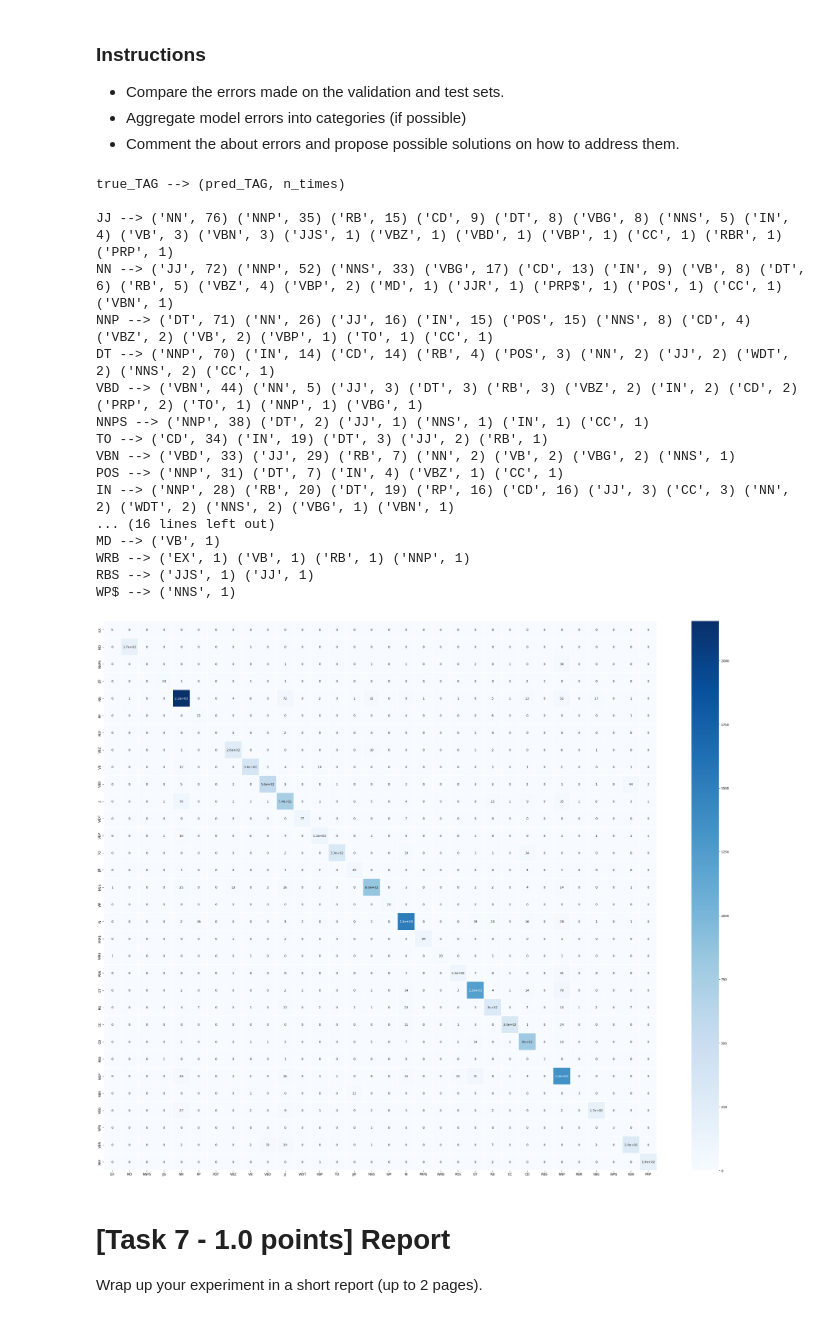
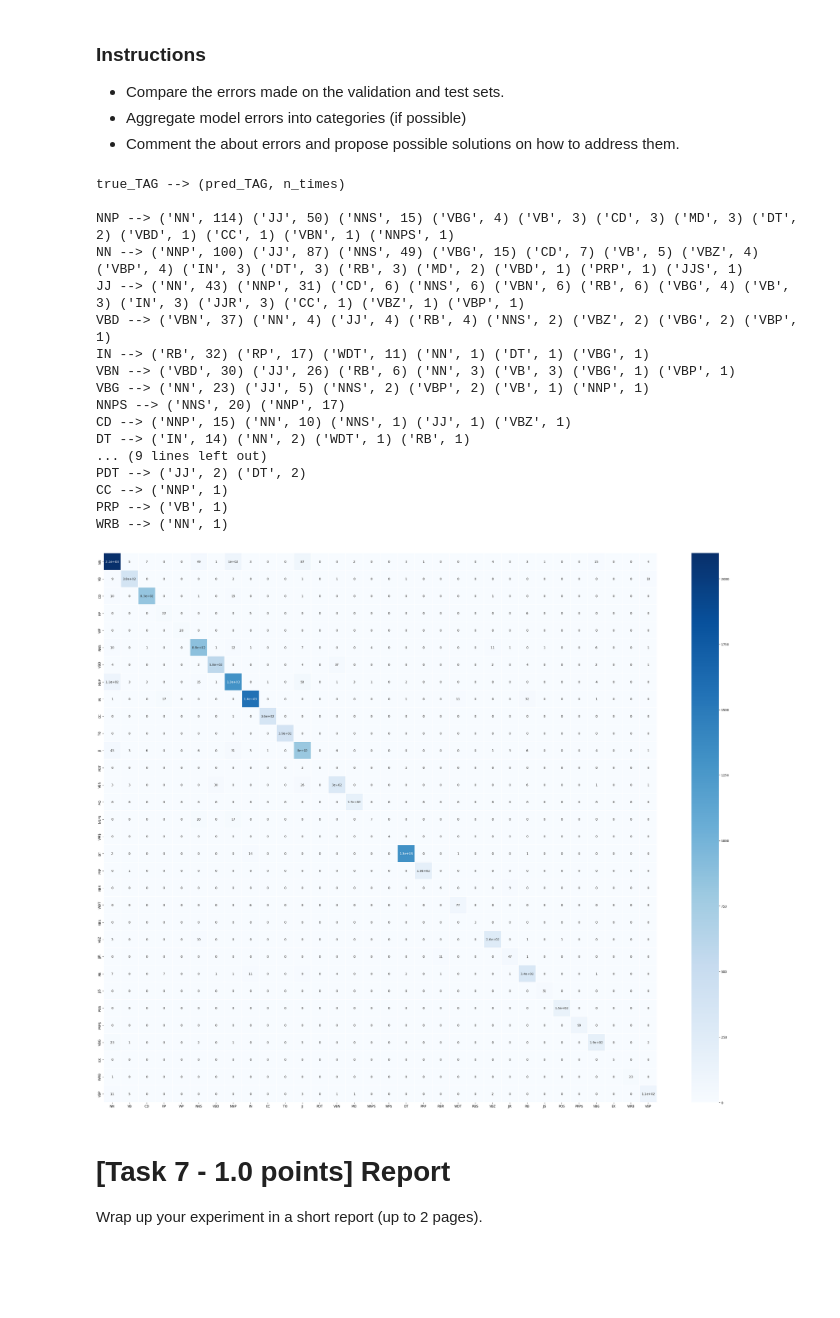
Before and after one commit to AndreaZecca/NLP-assignments, a Jupyter notebook: Assignment-1/Assignment1.ipynb, the cells around one changed output. Cells and saved outputs as stored; diff of their text form; code cells hidden in the pictures; blank space fills up the shorter version.

```diff
--- a/Assignment-1/Assignment1.ipynb
+++ b/Assignment-1/Assignment1.ipynb
@@ -1019,6 +1037,11 @@ You are tasked to evaluate your best performing model.
 * Compare the errors made on the validation and test sets.
 * Aggregate model errors into categories (if possible)
 * Comment the about errors and propose possible solutions on how to address them.
+# %%
+# Evaluate again our best performing model
+best_model_loss = CrossEntropyLoss()
+best_model_accuracy_val, best_model_f1_val, best_model_pred_val, best_model_targ_val = evaluate(best_model, best_model_loss, val_dl, verbose=False)
+best_model_accuracy_test, best_model_f1_test, best_model_pred_test, best_model_targ_test = evaluate(best_model, best_model_loss, test_dl, verbose=False)
 # %%
 def build_classification_report(targ,pred,unique_tags):
     """
@@ -1073,33 +1096,33 @@ def get_tag_distribution(indexed_df: pd.DataFrame):
 
     return dict(sorted(tag_frequency.items(), key=lambda item: item[1], reverse = True))
 # %%
-selected_pred = double_dense_pred_test
-selected_targ = double_dense_targ_test
+selected_pred = best_model_pred_test
+selected_targ = best_model_targ_test
 
 tags = [vocab.i2t(i) for i in set(selected_pred.tolist() + selected_targ.tolist())]
 
 df_cm = build_confusion_matrix(selected_targ,selected_pred,tags)
 
 build_errors_dictionary(df_cm)
 # %% [output]
 true_TAG --> (pred_TAG, n_times)
 
-JJ --> ('NN', 76) ('NNP', 35) ('RB', 15) ('CD', 9) ('DT', 8) ('VBG', 8) ('NNS', 5) ('IN', 4) ('VB', 3) ('VBN', 3) ('JJS', 1) ('VBZ', 1) ('VBD', 1) ('VBP', 1) ('CC', 1) ('RBR', 1) ('PRP', 1)
-NN --> ('JJ', 72) ('NNP', 52) ('NNS', 33) ('VBG', 17) ('CD', 13) ('IN', 9) ('VB', 8) ('DT', 6) ('RB', 5) ('VBZ', 4) ('VBP', 2) ('MD', 1) ('JJR', 1) ('PRP$', 1) ('POS', 1) ('CC', 1) ('VBN', 1)
-NNP --> ('DT', 71) ('NN', 26) ('JJ', 16) ('IN', 15) ('POS', 15) ('NNS', 8) ('CD', 4) ('VBZ', 2) ('VB', 2) ('VBP', 1) ('TO', 1) ('CC', 1)
-DT --> ('NNP', 70) ('IN', 14) ('CD', 14) ('RB', 4) ('POS', 3) ('NN', 2) ('JJ', 2) ('WDT', 2) ('NNS', 2) ('CC', 1)
-VBD --> ('VBN', 44) ('NN', 5) ('JJ', 3) ('DT', 3) ('RB', 3) ('VBZ', 2) ('IN', 2) ('CD', 2) ('PRP', 2) ('TO', 1) ('NNP', 1) ('VBG', 1)
-NNPS --> ('NNP', 38) ('DT', 2) ('JJ', 1) ('NNS', 1) ('IN', 1) ('CC', 1)
-TO --> ('CD', 34) ('IN', 19) ('DT', 3) ('JJ', 2) ('RB', 1)
-VBN --> ('VBD', 33) ('JJ', 29) ('RB', 7) ('NN', 2) ('VB', 2) ('VBG', 2) ('NNS', 1)
-POS --> ('NNP', 31) ('DT', 7) ('IN', 4) ('VBZ', 1) ('CC', 1)
-IN --> ('NNP', 28) ('RB', 20) ('DT', 19) ('RP', 16) ('CD', 16) ('JJ', 3) ('CC', 3) ('NN', 2) ('WDT', 2) ('NNS', 2) ('VBG', 1) ('VBN', 1)
-... (16 lines left out)
-MD --> ('VB', 1)
-WRB --> ('EX', 1) ('VB', 1) ('RB', 1) ('NNP', 1)
-RBS --> ('JJS', 1) ('JJ', 1)
-WP$ --> ('NNS', 1)
+NNP --> ('NN', 114) ('JJ', 50) ('NNS', 15) ('VBG', 4) ('VB', 3) ('CD', 3) ('MD', 3) ('DT', 2) ('VBD', 1) ('CC', 1) ('VBN', 1) ('NNPS', 1)
+NN --> ('NNP', 100) ('JJ', 87) ('NNS', 49) ('VBG', 15) ('CD', 7) ('VB', 5) ('VBZ', 4) ('VBP', 4) ('IN', 3) ('DT', 3) ('RB', 3) ('MD', 2) ('VBD', 1) ('PRP', 1) ('JJS', 1)
+JJ --> ('NN', 43) ('NNP', 31) ('CD', 6) ('NNS', 6) ('VBN', 6) ('RB', 6) ('VBG', 4) ('VB', 3) ('IN', 3) ('JJR', 3) ('CC', 1) ('VBZ', 1) ('VBP', 1)
+VBD --> ('VBN', 37) ('NN', 4) ('JJ', 4) ('RB', 4) ('NNS', 2) ('VBZ', 2) ('VBG', 2) ('VBP', 1)
+IN --> ('RB', 32) ('RP', 17) ('WDT', 11) ('NN', 1) ('DT', 1) ('VBG', 1)
+VBN --> ('VBD', 30) ('JJ', 26) ('RB', 6) ('NN', 3) ('VB', 3) ('VBG', 1) ('VBP', 1)
+VBG --> ('NN', 23) ('JJ', 5) ('NNS', 2) ('VBP', 2) ('VB', 1) ('NNP', 1)
+NNPS --> ('NNS', 20) ('NNP', 17)
+CD --> ('NNP', 15) ('NN', 10) ('NNS', 1) ('JJ', 1) ('VBZ', 1)
+DT --> ('IN', 14) ('NN', 2) ('WDT', 1) ('RB', 1)
+... (9 lines left out)
+PDT --> ('JJ', 2) ('DT', 2)
+CC --> ('NNP', 1)
+PRP --> ('VB', 1)
+WRB --> ('NN', 1)
-[figure, old version]
+[figure, new version]
 # %% [markdown]
 # [Task 7 - 1.0 points] Report
 
```
Also changed, not shown: parts of 9 cells of this notebook.
